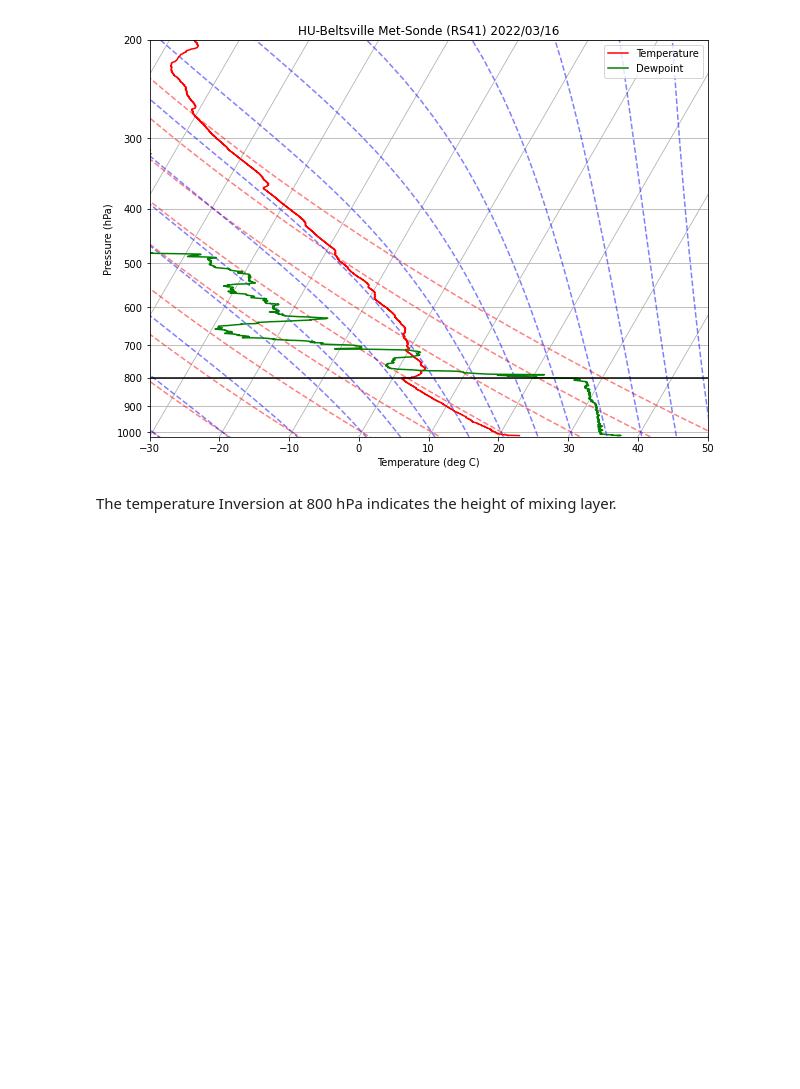
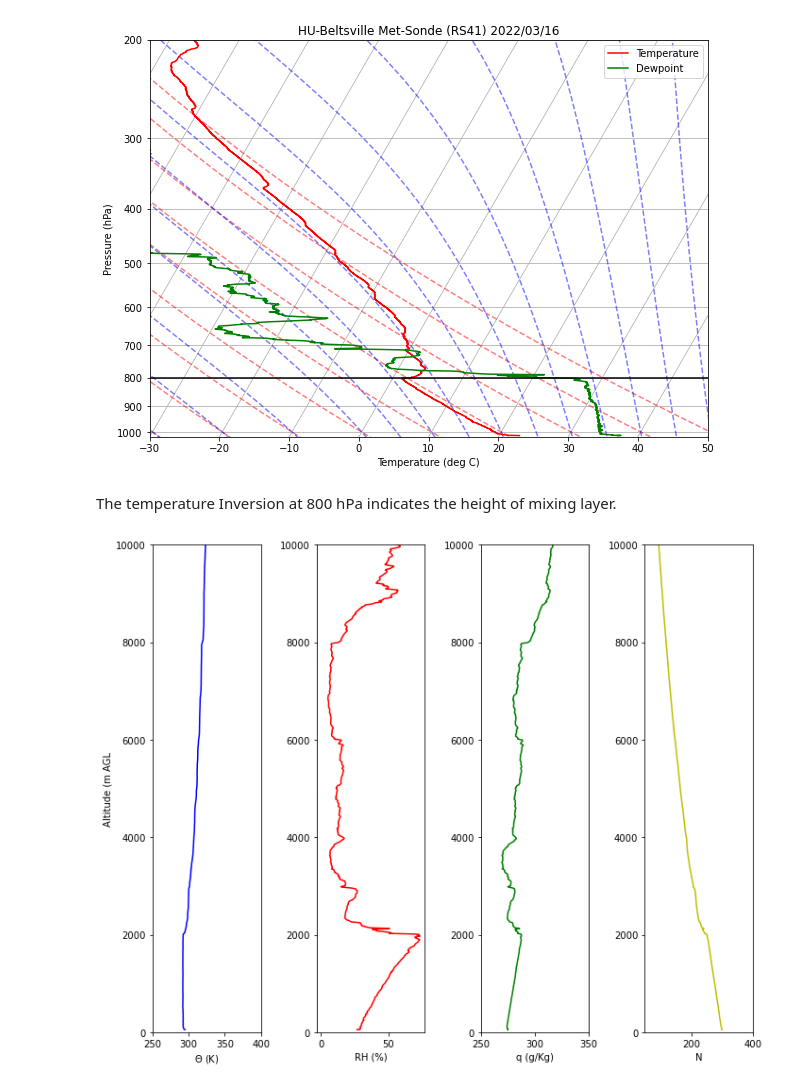
Before and after one commit to moroots/CourseWork, a Jupyter notebook: PHYS650/HW 2/HW2.ipynb, the cells around one changed output. Drawn from its saved outputs; the diff is of its cells as text; code cells hidden in the pictures; blank space fills up the shorter version.

```diff
--- a/PHYS650/HW 2/HW2.ipynb
+++ b/PHYS650/HW 2/HW2.ipynb
@@ -57,7 +61,15 @@ Lat            39.2140
 Lon           -75.5889
 Name: 6745, dtype: float64
 # %%
-temp = df.Temp
-rh = df.Humidity
+temp = (np.array(df.Temp) * units.degC).to(units.K)
+rh = (np.array(df.Humidity) / 100.)
+press = (np.array(df.Pressure) * units.hPa)
+vp = vapor_pressure(press, np.array(df.MixingRatio))
+dp = dewpoint(vp)
 
-df["Dewpoint"] = dewpoint((np.array(temp) * units.degC).to(units.K), np.array(rh) / 100.).to(units('degF'))
+df["Theta"] = Theta(press, temp)
+df["MixingRatio"] = mixing_ratio(press, temp, rh)
+df["VaporPressure"] = vp
+df["Dewpoint"] = dp
+df["q"] = Theta(press, dp)
+df["N"] = [((77.6 * (df.Pressure[i] / (df.Temp[i] + 273.15))) + ((3.72 * 10**5) * (df.VaporPressure[i] / ((df.Temp[i] + 273.15)**2)))) for i in np.arange(0, len(df))]
@@ -214,3 +235,32 @@ plt.show()
 [figure]
 # %% [markdown]
 The temperature Inversion at 800 hPa indicates the height of mixing layer.
+# %%
+fig, ax = plt.subplots(nrows=1, ncols=4, figsize=(10, 8))
+
+ax[0].plot(df["Theta"][0:df.Height.idxmax()], df["Height"][0:df.Height.idxmax()], "b")
+ax[0].set_ylim(0, 10000)
+ax[0].set_xlim(250, 400)
+ax[0].set_xlabel("$\Theta$ (K)")
+ax[0].set_ylabel("Altitude (m AGL")
+
+ax[1].plot(df["Humidity"][0:df.Height.idxmax()], df["Height"][0:df.Height.idxmax()], "r")
+ax[1].set_ylim(0, 10000)
+ax[1].set_xlabel("RH (%)")
+
+ax[2].plot(df["q"][0:df.Height.idxmax()], df["Height"][0:df.Height.idxmax()], "g")
+ax[2].set_ylim(0, 10000)
+ax[2].set_xlim(250, 350)
+ax[2].set_xlabel("q (g/Kg)")
+
+ax[3].plot(df["N"][0:df.Height.idxmax()], df["Height"][0:df.Height.idxmax()], "y")
+ax[3].set_ylim(0, 10000)
+ax[3].set_xlim(50, 400)
+ax[3].set_xlabel("N")
+
+plt.tight_layout()
+
+
+plt.show()
+# %% [output]
+[figure, added]
```
Also changed, not shown: parts of 2 cells of this notebook, 1 other file.
